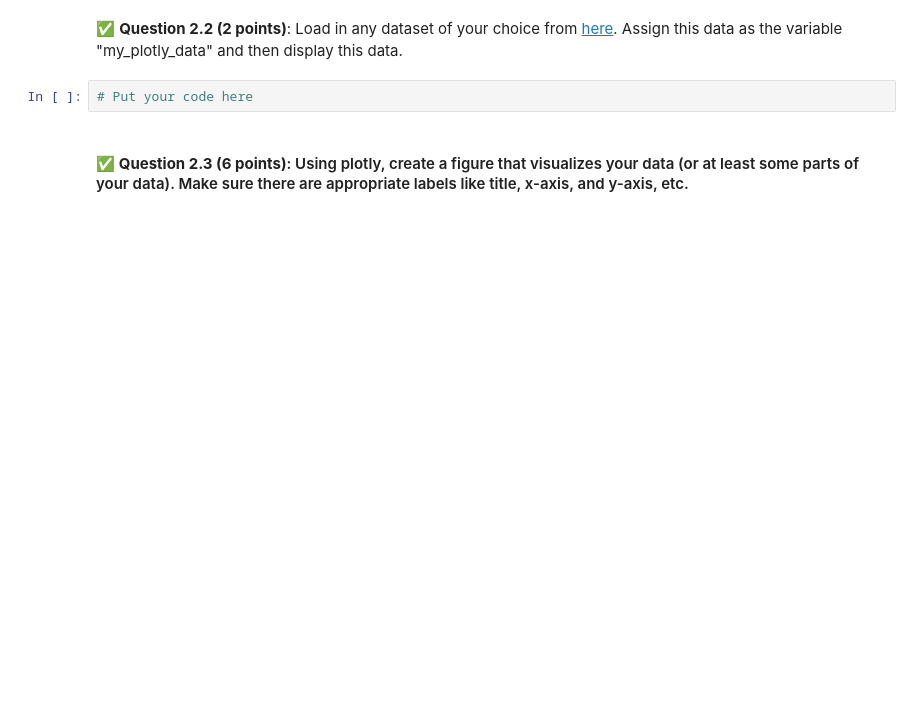
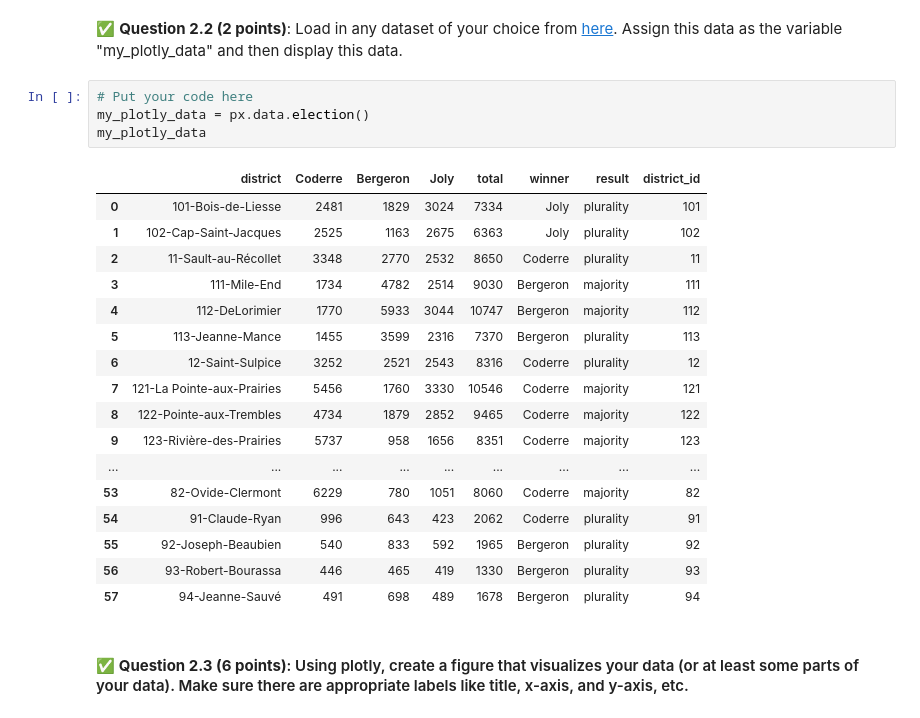
Before and after one commit to JakeRoll04/CMSE202-f25-turnin, a Jupyter notebook: exams/midterm/CMSE202-Midterm-Section001-Jake Roll.ipynb, the cells around one changed output. Cells and saved outputs as stored; diff of their text form; blank space fills up the shorter version.

```diff
--- a/exams/midterm/CMSE202-Midterm-Section001-Jake Roll.ipynb
+++ b/exams/midterm/CMSE202-Midterm-Section001-Jake Roll.ipynb
@@ -159,6 +164,26 @@ Let's install and use the plotly package
 &#9989; **Question 2.2 (2 points)**: Load in any dataset of your choice from [here]( https://plotly.com/python-api-reference/generated/plotly.data.html ). Assign this data as the variable "my_plotly_data" and then display this data.
 # %%
 # Put your code here
+my_plotly_data = px.data.election()
+my_plotly_data
+# %% [output]
+|  | district | Coderre | Bergeron | Joly | total | winner | result | district_id |
+| 0 | 101-Bois-de-Liesse | 2481 | 1829 | 3024 | 7334 | Joly | plurality | 101 |
+| 1 | 102-Cap-Saint-Jacques | 2525 | 1163 | 2675 | 6363 | Joly | plurality | 102 |
+| 2 | 11-Sault-au-Récollet | 3348 | 2770 | 2532 | 8650 | Coderre | plurality | 11 |
+| 3 | 111-Mile-End | 1734 | 4782 | 2514 | 9030 | Bergeron | majority | 111 |
+| 4 | 112-DeLorimier | 1770 | 5933 | 3044 | 10747 | Bergeron | majority | 112 |
+| 5 | 113-Jeanne-Mance | 1455 | 3599 | 2316 | 7370 | Bergeron | plurality | 113 |
+| 6 | 12-Saint-Sulpice | 3252 | 2521 | 2543 | 8316 | Coderre | plurality | 12 |
+| 7 | 121-La Pointe-aux-Prairies | 5456 | 1760 | 3330 | 10546 | Coderre | majority | 121 |
+| 8 | 122-Pointe-aux-Trembles | 4734 | 1879 | 2852 | 9465 | Coderre | majority | 122 |
+| 9 | 123-Rivière-des-Prairies | 5737 | 958 | 1656 | 8351 | Coderre | majority | 123 |
+| ... | ... | ... | ... | ... | ... | ... | ... | ... |
+| 53 | 82-Ovide-Clermont | 6229 | 780 | 1051 | 8060 | Coderre | majority | 82 |
+| 54 | 91-Claude-Ryan | 996 | 643 | 423 | 2062 | Coderre | plurality | 91 |
+| 55 | 92-Joseph-Beaubien | 540 | 833 | 592 | 1965 | Bergeron | plurality | 92 |
+| 56 | 93-Robert-Bourassa | 446 | 465 | 419 | 1330 | Bergeron | plurality | 93 |
+| 57 | 94-Jeanne-Sauvé | 491 | 698 | 489 | 1678 | Bergeron | plurality | 94 |
 # %% [markdown]
 #### &#9989; **Question 2.3 (6 points)**: Using plotly, create a figure that visualizes your data (or at least some parts of your data). Make sure there are appropriate labels like title, x-axis, and y-axis, etc.
 # %%
```
Also changed, not shown: parts of 3 cells of this notebook.
